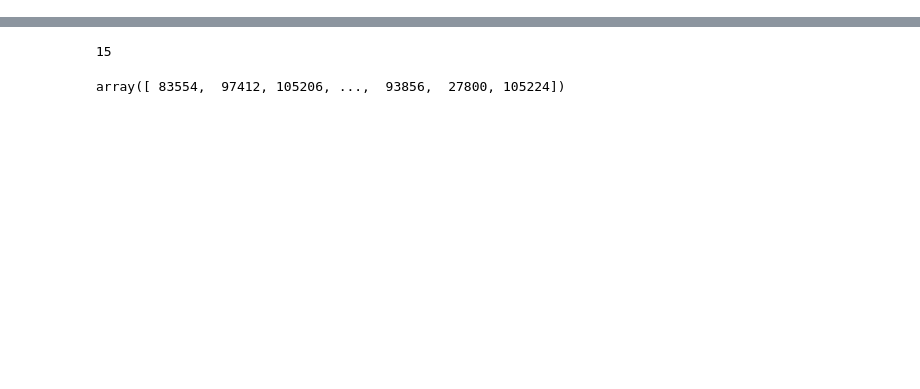
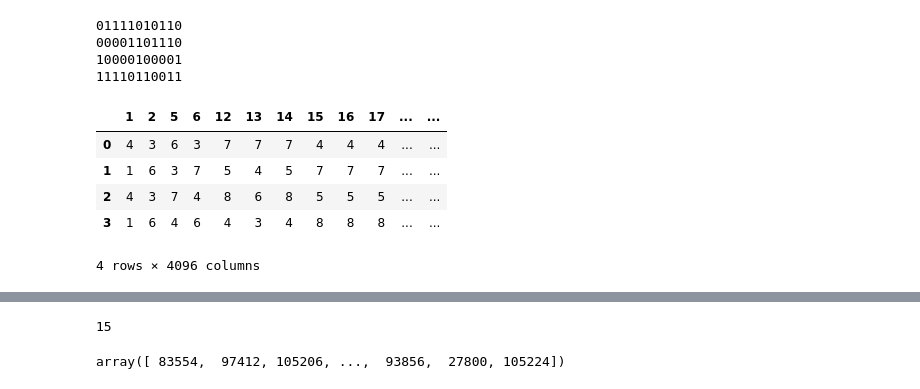
Before and after one commit to yizhao-nu/Irreversibility-in-GRN, a Jupyter notebook: irr_grn/attractor_diff.ipynb, the cells around one changed output, grey strips where cells are left out. Drawn from its saved outputs; the diff is of its cells as text; code cells hidden in the pictures; blank space fills up the shorter version.

```diff
--- a/irr_grn/attractor_diff.ipynb
+++ b/irr_grn/attractor_diff.ipynb
@@ -35,0 +184,19 @@ np.median(num_unchanged)
+# %%
+ii=3
+ndset = [3, 6, 24, 40, 55, 57, 67, 73, 74, 75, 85]
+for xxx in [''.join([elt for jj,elt in enumerate(bstr) if jj in ndset]) for bstr in sel_attrs.loc[ii].split(' ')]:
+    print(xxx)
+# %% [output]
+01111010110
+00001101110
+10000100001
+11110110011
+# %%
+pd.DataFrame(hamming_steps)
+# %% [output]
+|  | 1 | 2 | 5 | 6 | 12 | 13 | 14 | 15 | 16 | 17 | ... | ... |
+| 0 | 4 | 3 | 6 | 3 | 7 | 7 | 7 | 4 | 4 | 4 | ... | ... |
+| 1 | 1 | 6 | 3 | 7 | 5 | 4 | 5 | 7 | 7 | 7 | ... | ... |
+| 2 | 4 | 3 | 7 | 4 | 8 | 6 | 8 | 5 | 5 | 5 | ... | ... |
+| 3 | 1 | 6 | 4 | 6 | 4 | 3 | 4 | 8 | 8 | 8 | ... | ... |
+4 rows × 4096 columns
```
Also changed, not shown: parts of 23 cells of this notebook.
